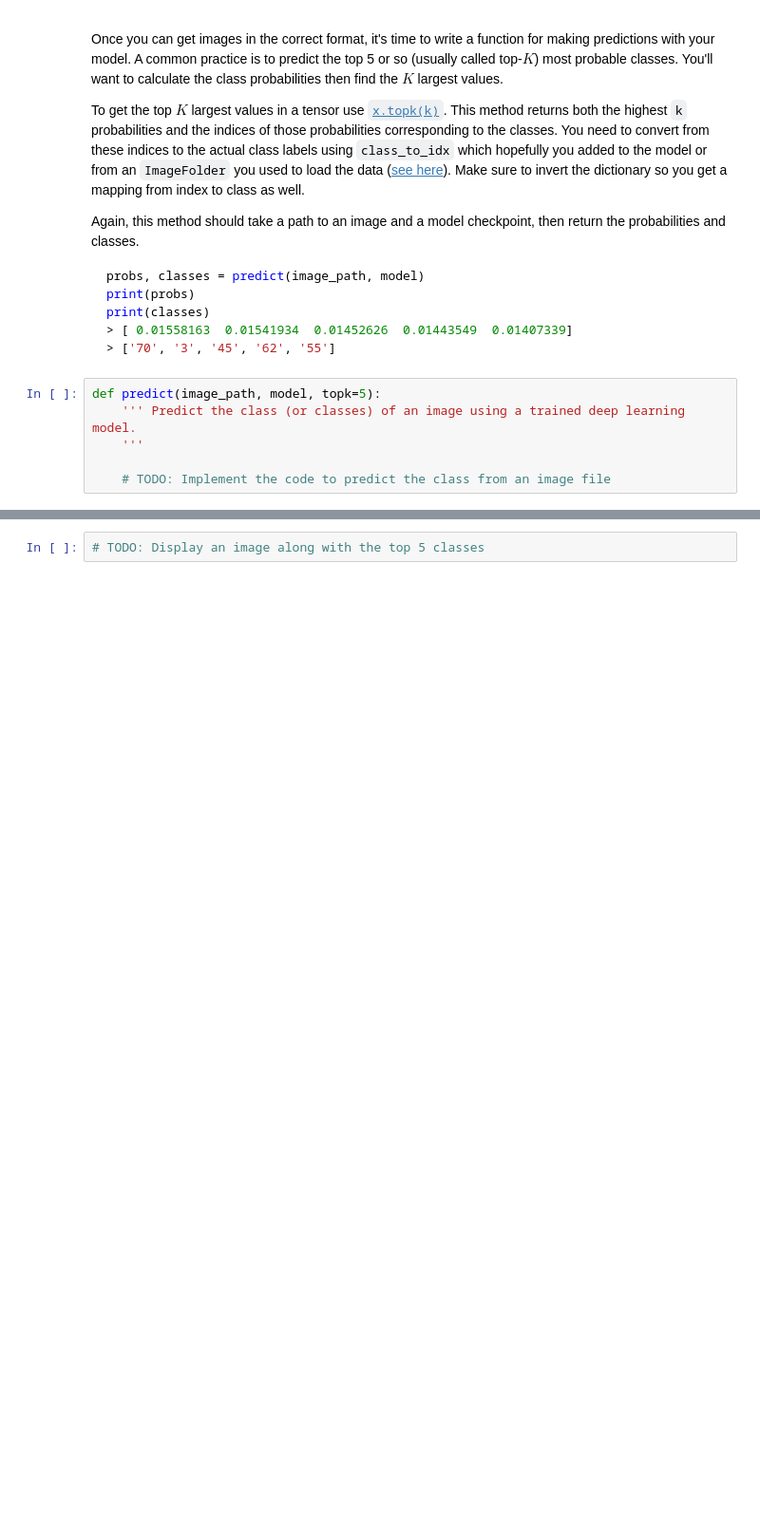
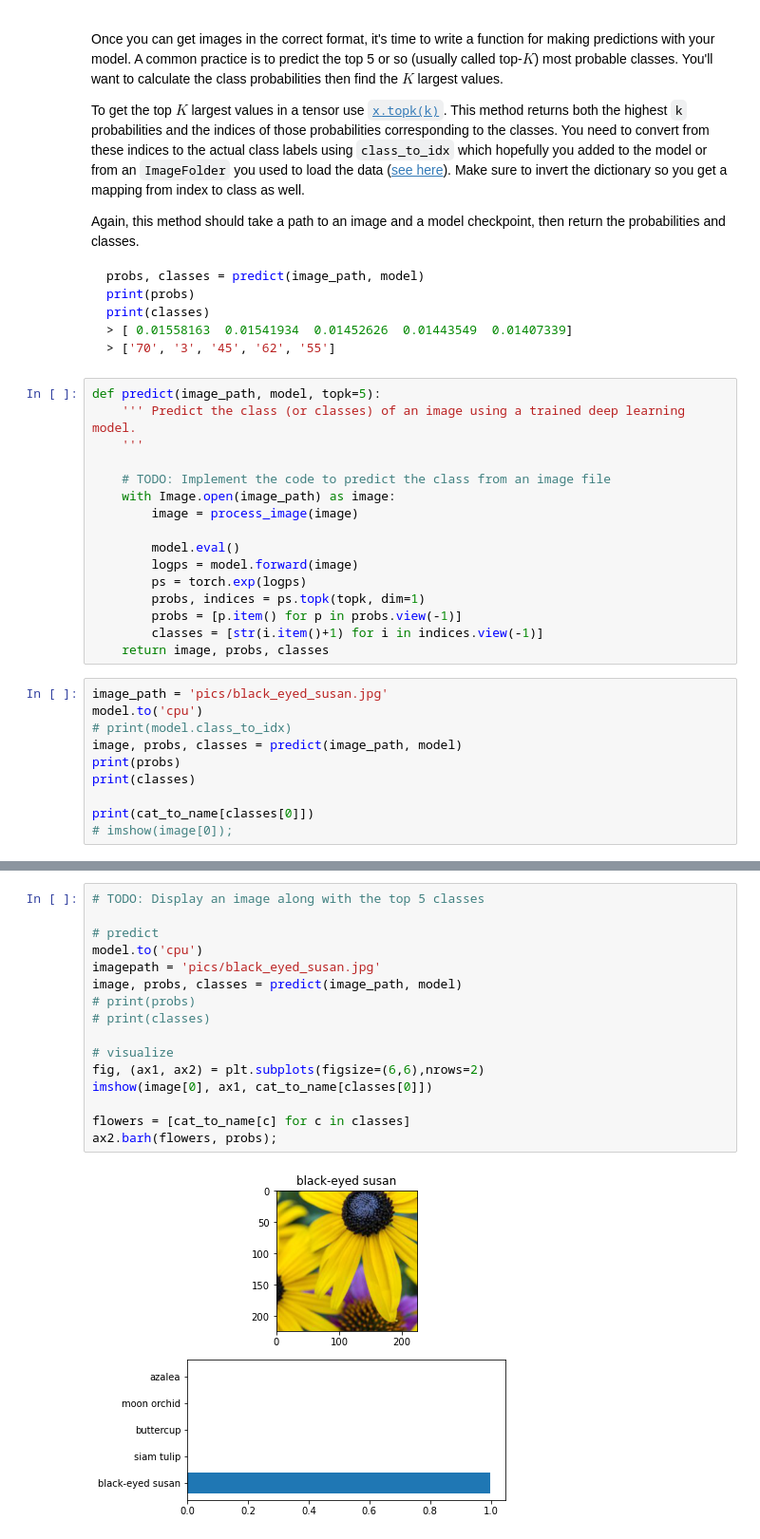
Before and after one commit to solidAIdream66/DLClassifyImage, a Jupyter notebook: Image Classifier Project.ipynb, the cells around one changed output, grey strips where cells are left out. Shown at 95% size. Cells and saved outputs as stored; diff of their text form; blank space fills up the shorter version.

```diff
--- a/Image Classifier Project.ipynb
+++ b/Image Classifier Project.ipynb
@@ -419,3 +463,23 @@ def predict(image_path, model, topk=5):
     '''
 
     # TODO: Implement the code to predict the class from an image file
+    with Image.open(image_path) as image:
+        image = process_image(image)
+
+        model.eval()
+        logps = model.forward(image)
+        ps = torch.exp(logps)
+        probs, indices = ps.topk(topk, dim=1)
+        probs = [p.item() for p in probs.view(-1)]
+        classes = [str(i.item()+1) for i in indices.view(-1)]
+    return image, probs, classes
+# %%
+image_path = 'pics/black_eyed_susan.jpg'
+model.to('cpu')
+# print(model.class_to_idx)
+image, probs, classes = predict(image_path, model)
+print(probs)
+print(classes)
+
+print(cat_to_name[classes[0]])
+# imshow(image[0]);
@@ -427,5 +495,21 @@ Now that you can use a trained model for predictions, check to make sure it make
 <img src='assets/inference_example.png' width=300px>
 
 You can convert from the class integer encoding to actual flower names with the `cat_to_name.json` file (should have been loaded earlier in the notebook). To show a PyTorch tensor as an image, use the `imshow` function defined above.
-# %%
-# TODO: Display an image along with the top 5 classes
+# %%
+# TODO: Display an image along with the top 5 classes
+
+# predict
+model.to('cpu')
+imagepath = 'pics/black_eyed_susan.jpg'
+image, probs, classes = predict(image_path, model)
+# print(probs)
+# print(classes)
+
+# visualize
+fig, (ax1, ax2) = plt.subplots(figsize=(6,6),nrows=2)
+imshow(image[0], ax1, cat_to_name[classes[0]])
+
+flowers = [cat_to_name[c] for c in classes]
+ax2.barh(flowers, probs);
+# %% [output]
+[figure, added]
```
Also changed, not shown: parts of 10 cells of this notebook.
